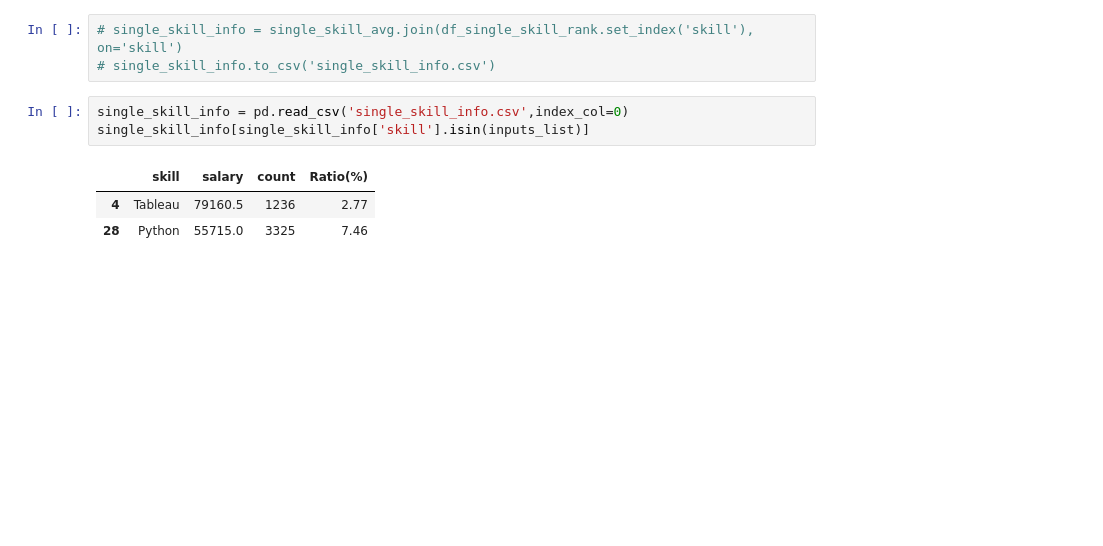
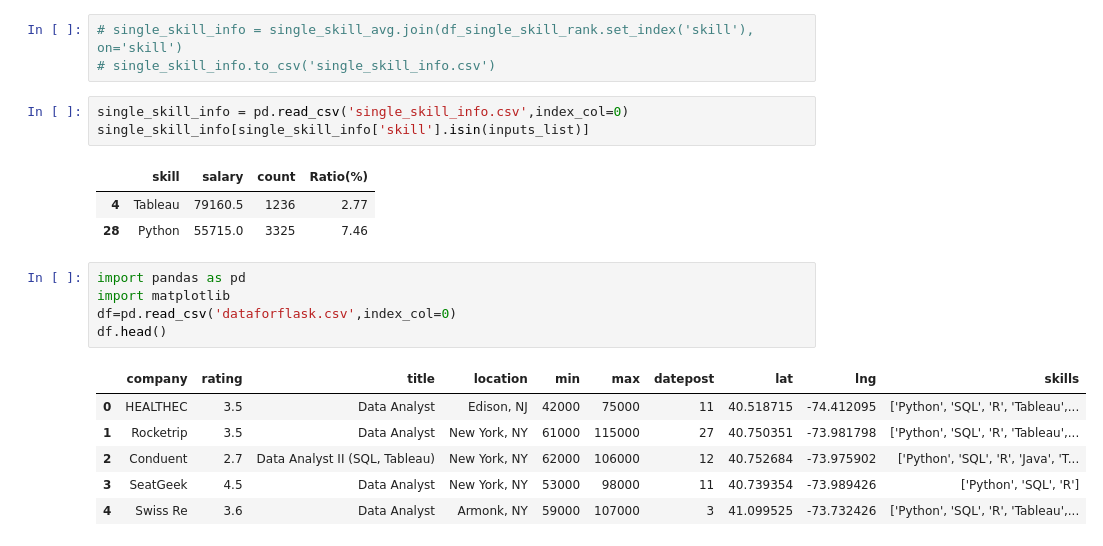
Before and after one commit to Johnnydaszhu/CapStone, a Jupyter notebook: NYC Data Skill Salary Prediction.ipynb, the cells around one changed output. Cells and saved outputs as stored; diff of their text form; blank space fills up the shorter version.

```diff
--- a/NYC Data Skill Salary Prediction.ipynb
+++ b/NYC Data Skill Salary Prediction.ipynb
@@ -250,3 +250,15 @@ single_skill_info[single_skill_info['skill'].isin(inputs_list)]
 |  | skill | salary | count | Ratio(%) |
 | 4 | Tableau | 79160.5 | 1236 | 2.77 |
 | 28 | Python | 55715.0 | 3325 | 7.46 |
+# %%
+import pandas as pd
+import matplotlib
+df=pd.read_csv('dataforflask.csv',index_col=0)
+df.head()
+# %% [output]
+|  | company | rating | title | location | min | max | datepost | lat | lng | skills |
+| 0 | HEALTHEC | 3.5 | Data Analyst | Edison, NJ | 42000 | 75000 | 11 | 40.518715 | -74.412095 | ['Python', 'SQL', 'R', 'Tableau',... |
+| 1 | Rocketrip | 3.5 | Data Analyst | New York, NY | 61000 | 115000 | 27 | 40.750351 | -73.981798 | ['Python', 'SQL', 'R', 'Tableau',... |
+| 2 | Conduent | 2.7 | Data Analyst II (SQL, Tableau) | New York, NY | 62000 | 106000 | 12 | 40.752684 | -73.975902 | ['Python', 'SQL', 'R', 'Java', 'T... |
+| 3 | SeatGeek | 4.5 | Data Analyst | New York, NY | 53000 | 98000 | 11 | 40.739354 | -73.989426 | ['Python', 'SQL', 'R'] |
+| 4 | Swiss Re | 3.6 | Data Analyst | Armonk, NY | 59000 | 107000 | 3 | 41.099525 | -73.732426 | ['Python', 'SQL', 'R', 'Tableau',... |
```
Also changed, not shown: parts of 4 cells of this notebook, 2 other files.
